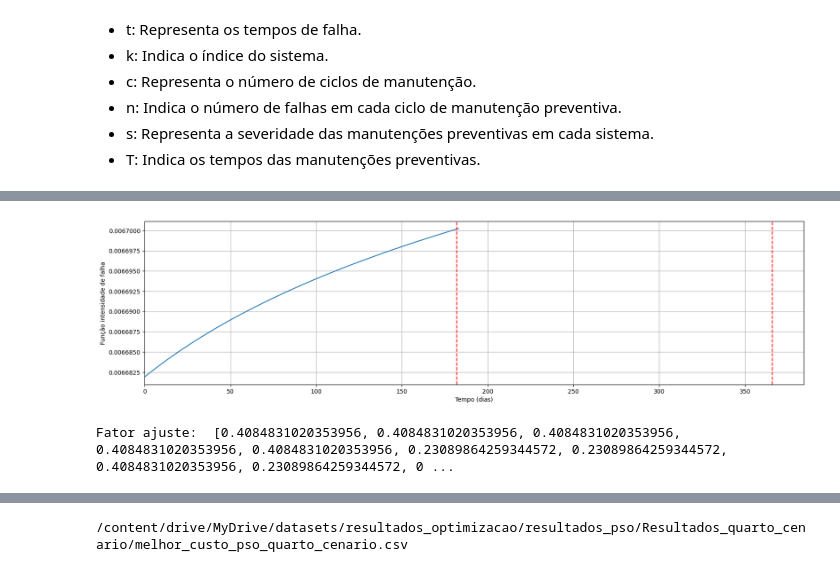
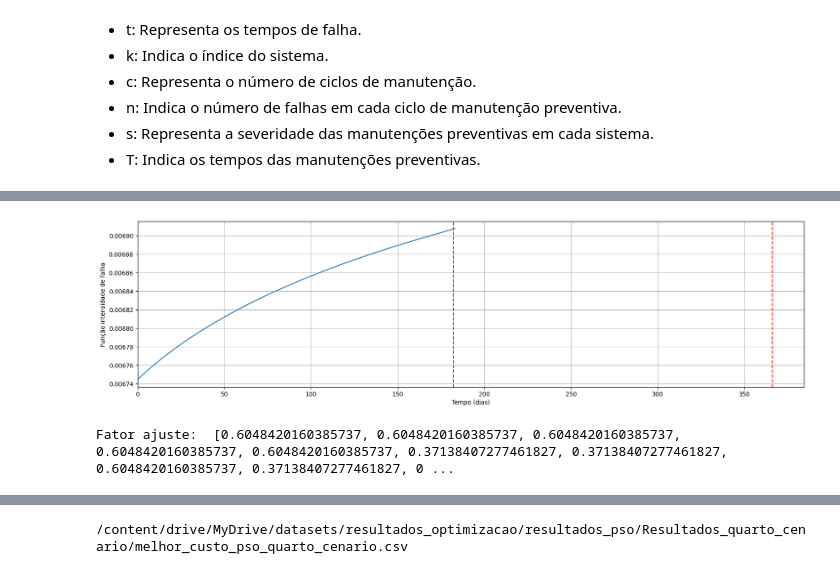
Before and after one commit to uervitonsantos/Otimizacao-Politicaca-Manutencao-Preventiva-Imperfeita, a Jupyter notebook: Algoritmo_PSO_para_otimização_de_custo_de_manutenção_preventiva_v14.ipynb, the cells around one changed output, grey strips where cells are left out. Drawn from its saved outputs; the diff is of its cells as text; code cells hidden in the pictures.

```diff
--- a/Algoritmo_PSO_para_otimização_de_custo_de_manutenção_preventiva_v14.ipynb
+++ b/Algoritmo_PSO_para_otimização_de_custo_de_manutenção_preventiva_v14.ipynb
@@ -333,32 +350,32 @@ Tempo de Convergência para a primeira etapa: 0.00826573371887207 segundos
 # %%
-# lamb = 148.8236099092524
-# beta = 1.003177327961337
-# theta = 0.6594169622308468
+lamb = 149.00464139548197
+beta = 1.0188509450512666
+theta = 0.9284696346474378
 
 solucao = [lamb, beta, theta]
 
 # Cria a instância da classe IntensidadeFalha
 intensidadeFalha = IntensidadeFalha()
 
 # Inicializa a instância com os valores necessários
 intensidadeFalha.inicio(T, execute_function(fator_melhoria, ck, m, s, theta), solucao)
 
 # Cria os dados da intensidade de falha
 intensidadeFalha.create()
 
 # Plota o gráfico da intensidade de falha
 intensidadeFalha.plotar()
 
 fator = execute_function(fator_melhoria, ck, m, s, theta)
 print('Fator ajuste: ', fator[0])
 
 last_value_fator_ajuste = fator[0][-1]
 
 time_duration = 1
 time.sleep(time_duration)
 # %% [output]
-[figure, old version]
+[figure, new version]
-Fator ajuste:  [0.4084831020353956, 0.4084831020353956, 0.4084831020353956, 0.4084831020353956, 0.4084831020353956, 0.23089864259344572, 0.23089864259344572, 0.4084831020353956, 0.23089864259344572, 0 ...
+Fator ajuste:  [0.6048420160385737, 0.6048420160385737, 0.6048420160385737, 0.6048420160385737, 0.6048420160385737, 0.37138407277461827, 0.37138407277461827, 0.6048420160385737, 0.37138407277461827, 0 ...
 # %%
 # Nome do arquivo CSV para salvar os resultados dos parametros
 nome_arquivo_parametros = f'{LINK_ARQUIVO_PRINCIPAL}{NOME_ARQUIVO_PARAMETROS}.csv'
```
Also changed, not shown: parts of 21 cells of this notebook.
